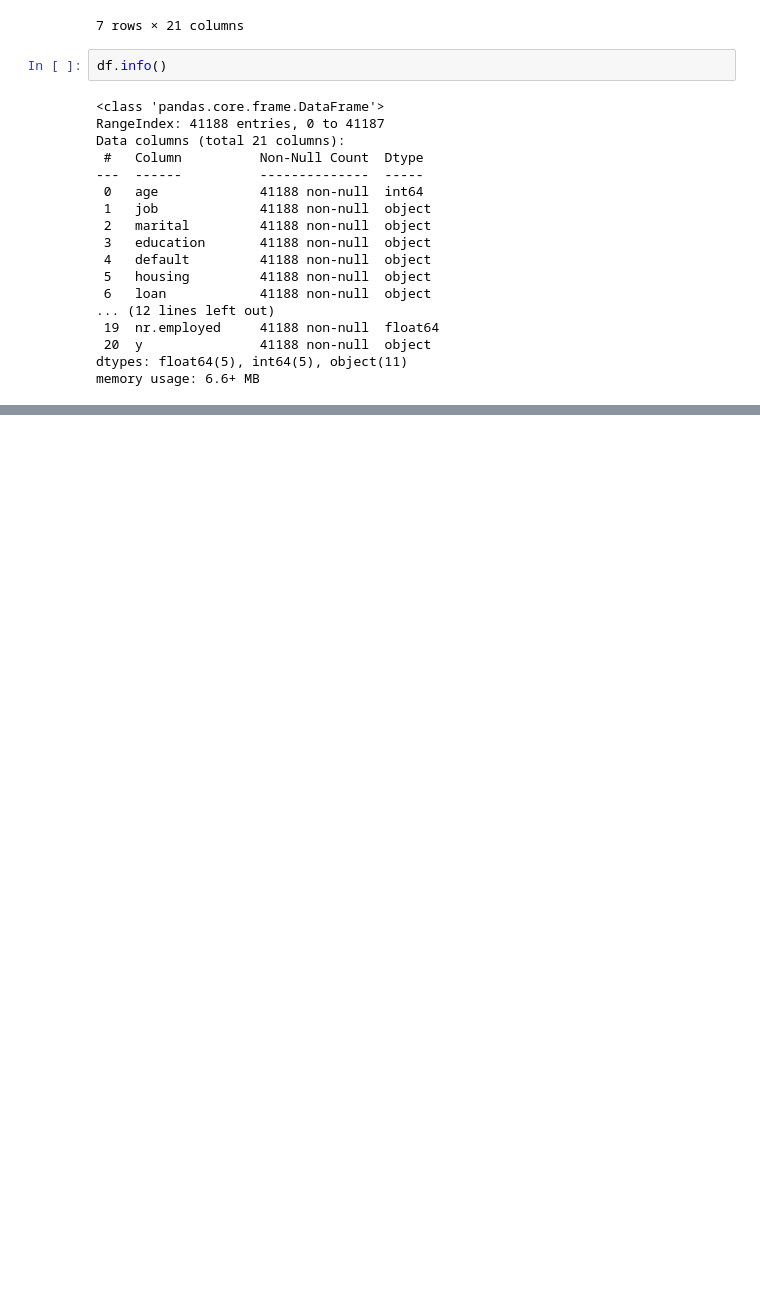
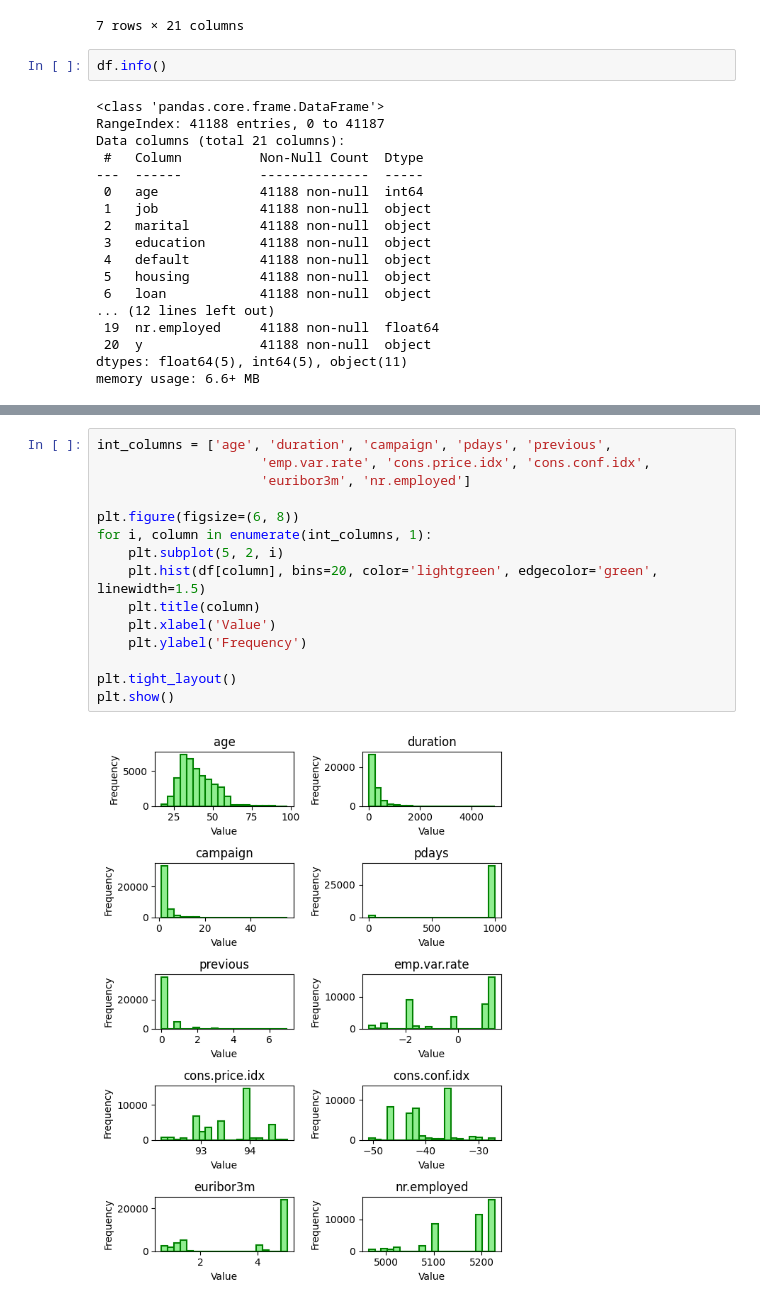
Before and after one commit to Magdalena-B1/ML-different-approaches-to-linear-regression, a Jupyter notebook: notebook4f11fd9960.ipynb, the cells around one changed output, grey strips where cells are left out. Cells and saved outputs as stored; diff of their text form; blank space fills up the shorter version.

```diff
--- a/notebook4f11fd9960.ipynb
+++ b/notebook4f11fd9960.ipynb
@@ -66,0 +77,17 @@ df['y'].value_counts().plot(kind = "bar")
+# %%
+int_columns = ['age', 'duration', 'campaign', 'pdays', 'previous',
+                     'emp.var.rate', 'cons.price.idx', 'cons.conf.idx',
+                     'euribor3m', 'nr.employed']
+
+plt.figure(figsize=(6, 8))
+for i, column in enumerate(int_columns, 1):
+    plt.subplot(5, 2, i)
+    plt.hist(df[column], bins=20, color='lightgreen', edgecolor='green', linewidth=1.5)
+    plt.title(column)
+    plt.xlabel('Value')
+    plt.ylabel('Frequency')
+
+plt.tight_layout()
+plt.show()
+# %% [output]
+[figure, added]
```
Also changed, not shown: parts of 8 cells of this notebook.
